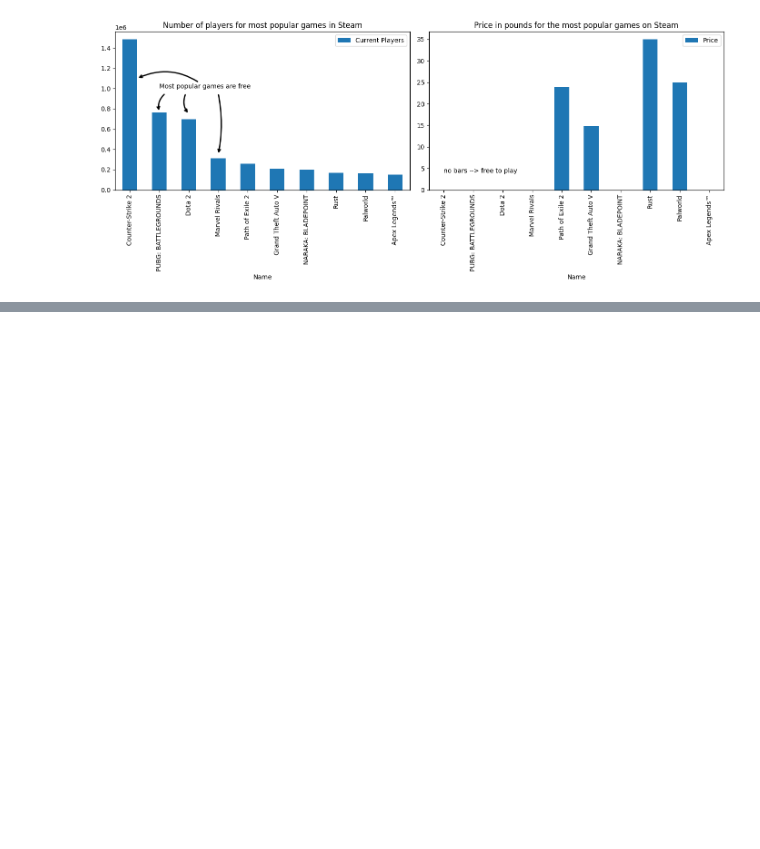
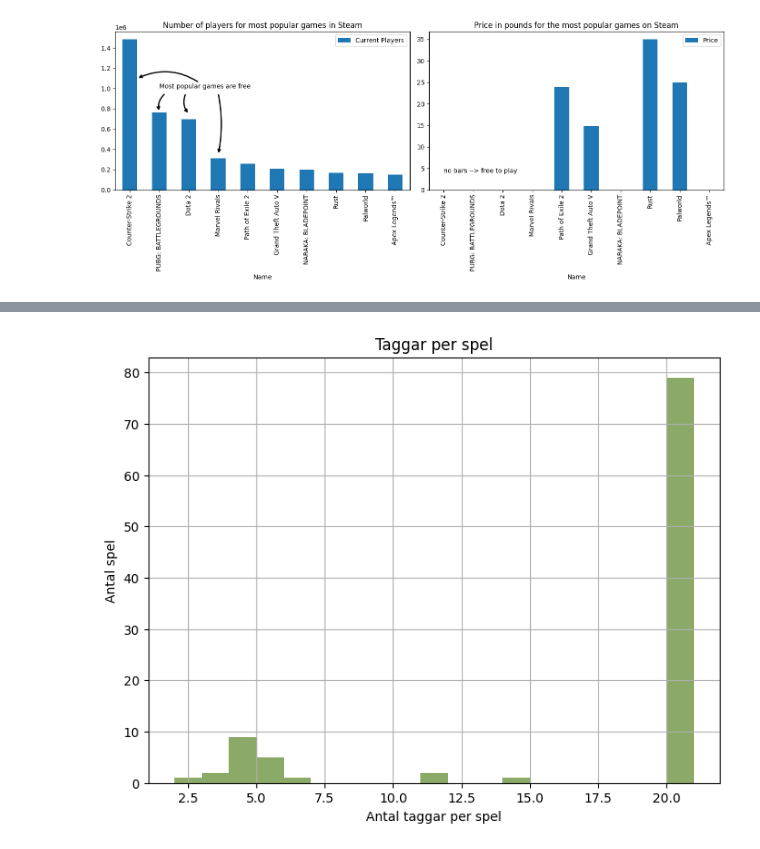
Before and after one commit to REAndreas/Data_Visualization_Andreas_Reinholdsson_DE24, a Jupyter notebook: Exercises/Exercise_0/Exercise_0.ipynb, the cells around one changed output, grey strips where cells are left out. Drawn from its saved outputs; the diff is of its cells as text; code cells hidden in the pictures; blank space fills up the shorter version.

```diff
--- a/Exercises/Exercise_0/Exercise_0.ipynb
+++ b/Exercises/Exercise_0/Exercise_0.ipynb
@@ -275,0 +294,4 @@ fig.savefig("figures/subplot_ex0_1.png")
+# %%
+df_steam["Number of tags"] = df_steam["Genre Tags"].apply(lambda x: len(x.split(", ")))
+
+df_steam
@@ -275,0 +312,10 @@ fig.savefig("figures/subplot_ex0_1.png")
+# %%
+plt.figure(figsize=(8,6))
+plt.hist(df_steam["Number of tags"], bins=range(df_steam["Number of tags"].min(), df_steam["Number of tags"].max() + 1),  color='#8BAA67')
+plt.xlabel("Antal taggar per spel")
+plt.ylabel("Antal spel")
+plt.title("Taggar per spel")
+plt.grid(True)
+plt.show()
+# %% [output]
+[figure, added]
```
Also changed, not shown: parts of 8 cells of this notebook, 13 other files.
